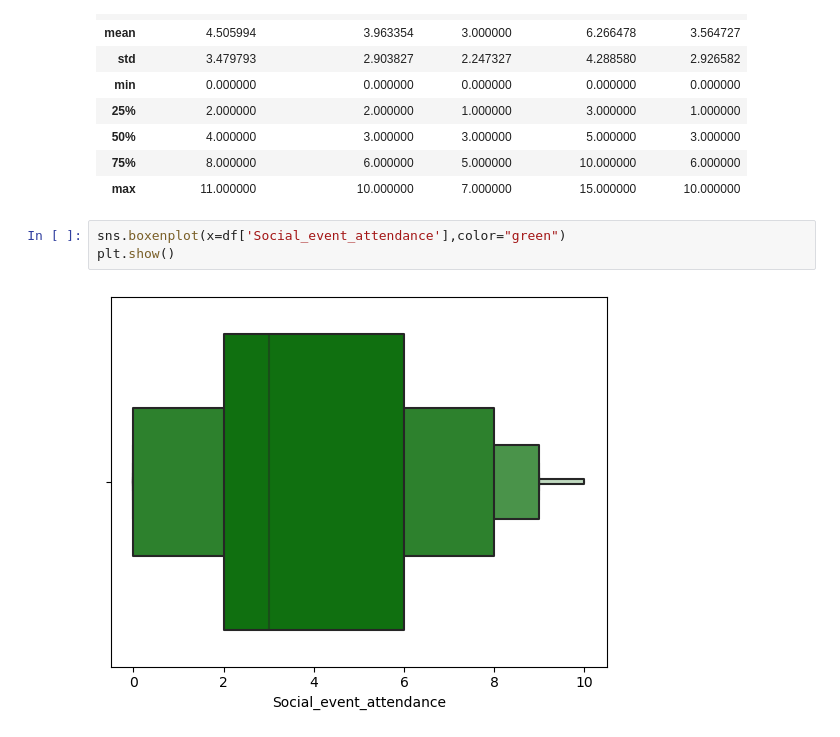
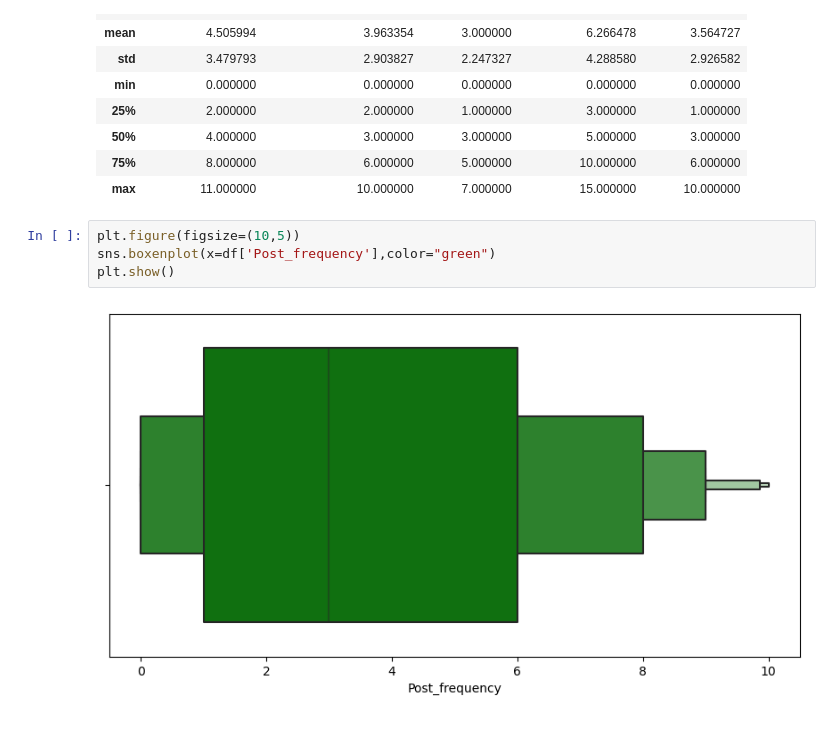
Before and after one commit to gitcrusher/DataScience, a Jupyter notebook: Personality_Analysis/outliers.ipynb, the cells around one changed output. Saved outputs shown, nothing was run; the diff lists cells and outputs as text.

```diff
--- a/Personality_Analysis/outliers.ipynb
+++ b/Personality_Analysis/outliers.ipynb
@@ -37,7 +37,8 @@ df.describe()
 | 75% | 8.000000 | 6.000000 | 5.000000 | 10.000000 | 6.000000 |
 | max | 11.000000 | 10.000000 | 7.000000 | 15.000000 | 10.000000 |
 # %%
-sns.boxenplot(x=df['Social_event_attendance'],color="green")
+plt.figure(figsize=(10,5))
+sns.boxenplot(x=df['Post_frequency'],color="green")
 plt.show()
 # %% [output]
-[figure, old version]
+[figure, new version]
```
Also changed, not shown: parts of 4 cells of this notebook.
